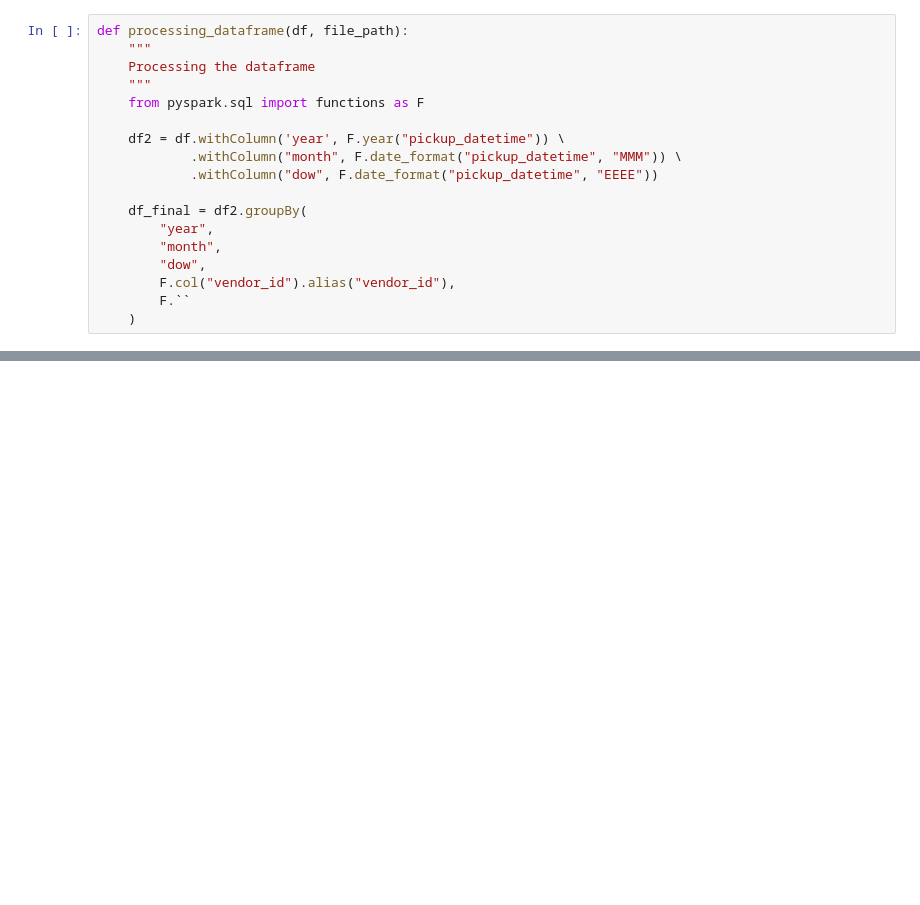
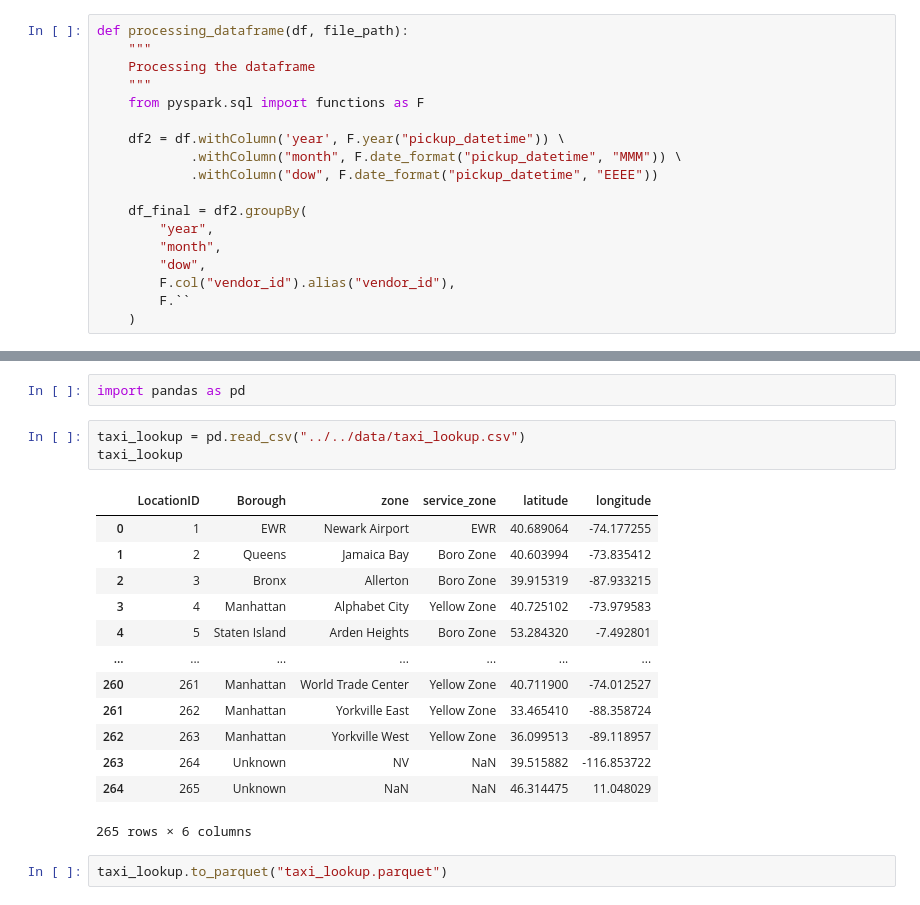
Before and after one commit to qangviet/BigData, a Jupyter notebook: src/batch_processing/dl_to_dw.ipynb, the cells around one changed output, grey strips where cells are left out. Cells and saved outputs as stored; diff of their text form; blank space fills up the shorter version.

```diff
--- a/src/batch_processing/dl_to_dw.ipynb
+++ b/src/batch_processing/dl_to_dw.ipynb
@@ -182,0 +198,21 @@ def processing_dataframe(df, file_path):
+# %%
+import pandas as pd
+# %%
+taxi_lookup = pd.read_csv("../../data/taxi_lookup.csv")
+taxi_lookup
+# %% [output]
+|  | LocationID | Borough | zone | service_zone | latitude | longitude |
+| 0 | 1 | EWR | Newark Airport | EWR | 40.689064 | -74.177255 |
+| 1 | 2 | Queens | Jamaica Bay | Boro Zone | 40.603994 | -73.835412 |
+| 2 | 3 | Bronx | Allerton | Boro Zone | 39.915319 | -87.933215 |
+| 3 | 4 | Manhattan | Alphabet City | Yellow Zone | 40.725102 | -73.979583 |
+| 4 | 5 | Staten Island | Arden Heights | Boro Zone | 53.284320 | -7.492801 |
+| ... | ... | ... | ... | ... | ... | ... |
+| 260 | 261 | Manhattan | World Trade Center | Yellow Zone | 40.711900 | -74.012527 |
+| 261 | 262 | Manhattan | Yorkville East | Yellow Zone | 33.465410 | -88.358724 |
+| 262 | 263 | Manhattan | Yorkville West | Yellow Zone | 36.099513 | -89.118957 |
+| 263 | 264 | Unknown | NV | NaN | 39.515882 | -116.853722 |
+| 264 | 265 | Unknown | NaN | NaN | 46.314475 | 11.048029 |
+265 rows × 6 columns
+# %%
+taxi_lookup.to_parquet("taxi_lookup.parquet")
```
Also changed, not shown: parts of 3 cells of this notebook, 8 other files.
